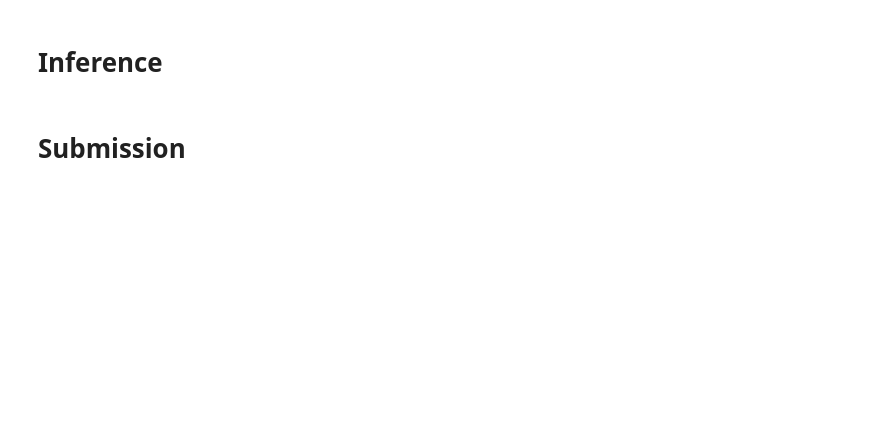
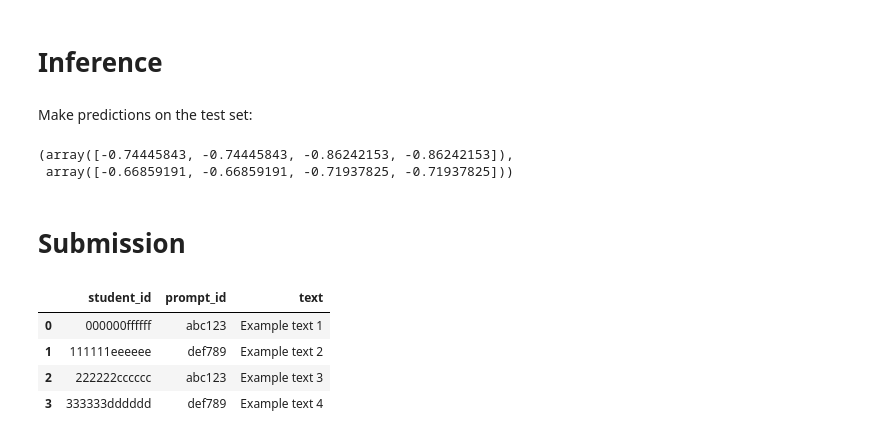
Before and after one commit to programmer-ke/commonlit-student-summaries, a Jupyter notebook: baseline-decision-trees.ipynb, the cells around one changed output. Cells and saved outputs as stored; diff of their text form; code cells hidden in the pictures; blank space fills up the shorter version.

```diff
--- a/baseline-decision-trees.ipynb
+++ b/baseline-decision-trees.ipynb
@@ -322,4 +328,24 @@ for model in [content_m, wording_m]:
 # %% [markdown]
 # Inference
+# %% [markdown]
+Make predictions on the test set:
+# %%
+X_test = std_test_df[x_cols]
+
+content_preds = content_m.predict(X_test)
+wording_preds = wording_m.predict(X_test)
+
+content_preds, wording_preds
+# %% [output]
+(array([-0.74445843, -0.74445843, -0.86242153, -0.86242153]),
+ array([-0.66859191, -0.66859191, -0.71937825, -0.71937825]))
 # %% [markdown]
 # Submission
+# %%
+summ_test_df
+# %% [output]
+|  | student_id | prompt_id | text |
+| 0 | 000000ffffff | abc123 | Example text 1 |
+| 1 | 111111eeeeee | def789 | Example text 2 |
+| 2 | 222222cccccc | abc123 | Example text 3 |
+| 3 | 333333dddddd | def789 | Example text 4 |
```
Also changed, not shown: parts of 14 cells of this notebook, 1 other file.
